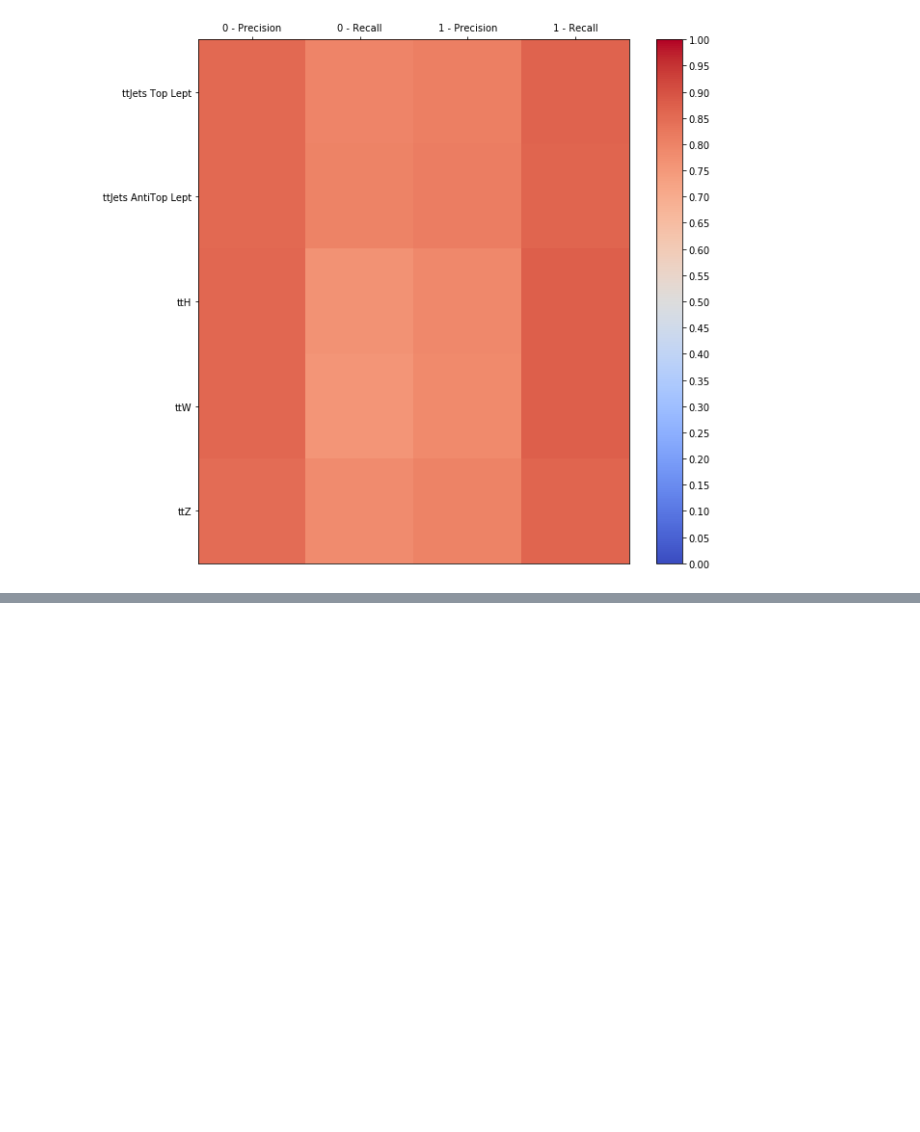
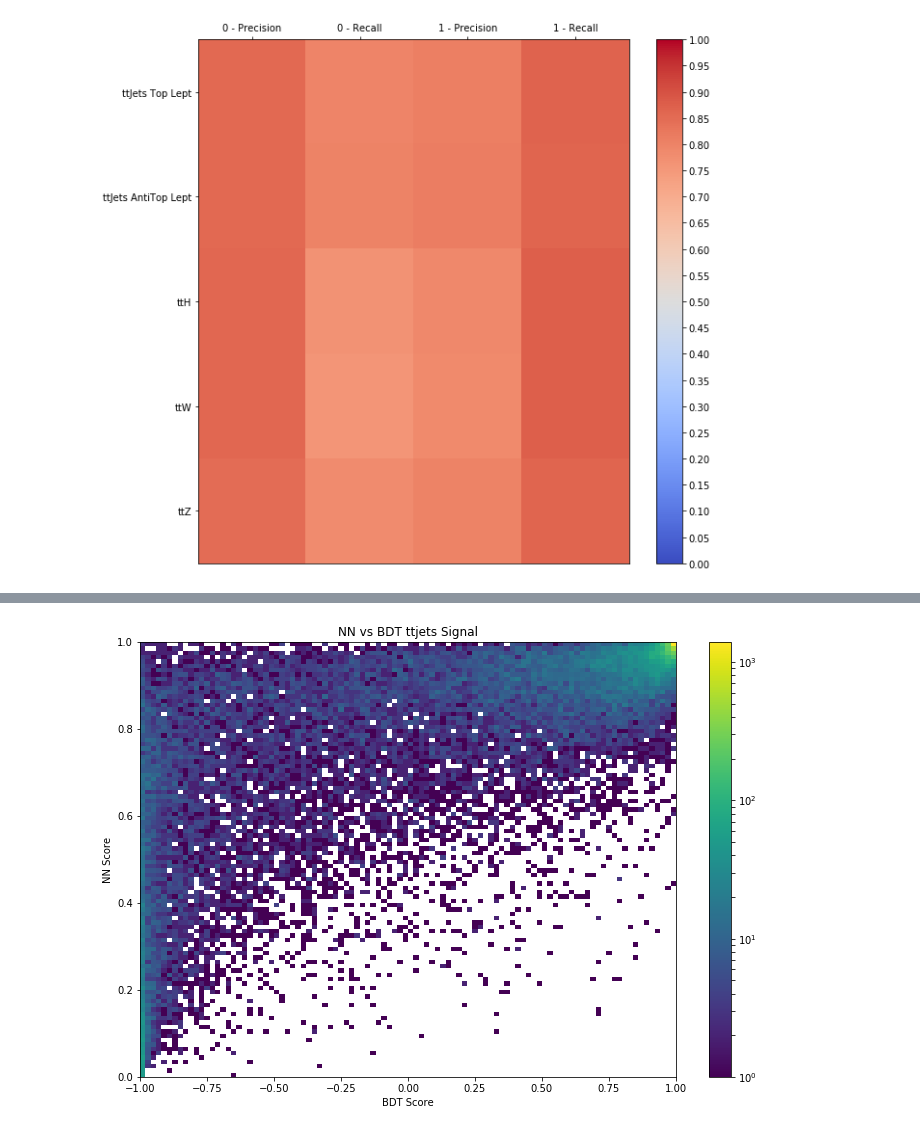
Before and after one commit to mdkdrnevich/DeepHadTopTagger, a Jupyter notebook: model_analysis.ipynb, the cells around one changed output, grey strips where cells are left out. Drawn from its saved outputs; the diff is of its cells as text; code cells hidden in the pictures; blank space fills up the shorter version.

```diff
--- a/model_analysis.ipynb
+++ b/model_analysis.ipynb
@@ -330,0 +421,11 @@ multiclass_stats(zip(comb_discriminants, comb_y, comb_labels), cut=cut)
+# %%
+plt.hist2d(ttjets_bdt_sig[1], ttjets_nn_sig[1], bins=100, norm=LogNorm())
+plt.colorbar()
+ax = plt.gca()
+ax.set_xlabel("BDT Score")
+ax.set_ylabel("NN Score")
+ax.set_title("NN vs BDT ttjets Signal")
+fig = plt.gcf()
+fig.set_size_inches(12, 8)
+# %% [output]
+[figure, added]
```
Also changed, not shown: parts of 26 cells of this notebook, 3 other files.
